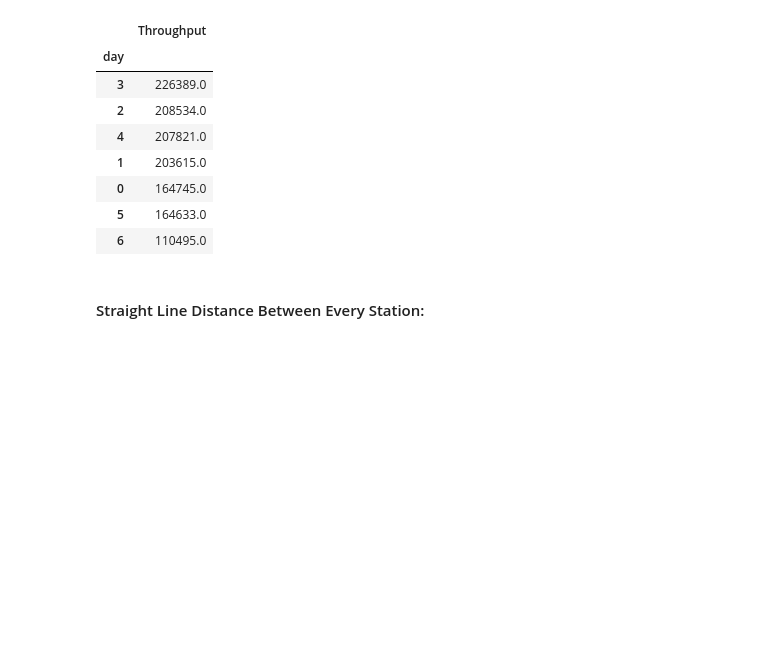
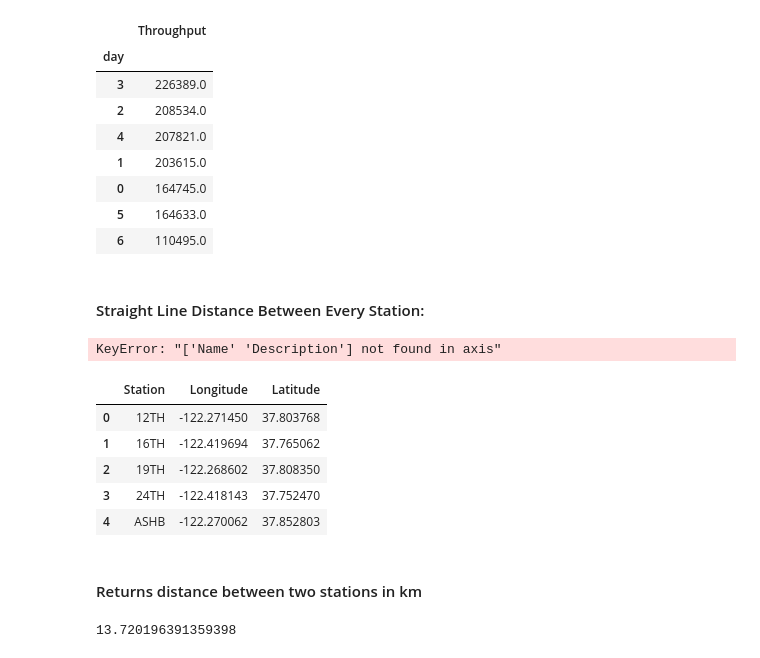
Before and after one commit to miamedra2/Bart_Kaggle-, a Jupyter notebook: BartKaggleProject.ipynb, the cells around one changed output. Saved outputs shown, nothing was run; the diff lists cells and outputs as text; code cells hidden in the pictures; blank space fills up the shorter version.

Commit message:
Commit: Wrote the find distance function to finde distance in km 	between two different stations. 	modified:   BartKaggleProject.ipynb

```diff
--- a/BartKaggleProject.ipynb
+++ b/BartKaggleProject.ipynb
@@ -438,3 +434,22 @@ df_best_throughput[(df_best_throughput['hour'] < 8) |
 | 6 | 110495.0 |
 # %% [markdown]
 #### Straight Line Distance Between Every Station:
+# %%
+df_straight_line = df_station_info
+# %%
+df_straight_line.drop(['Name', 'Description'], axis=1, inplace=True)
+# %% [output]
+KeyError: "['Name' 'Description'] not found in axis"
+# %%
+df_straight_line.rename(columns={'Abbreviation': 'Station'}, inplace=True)
+# %%
+df_straight_line.head()
+# %% [output]
+|  | Station | Longitude | Latitude |
+| 0 | 12TH | -122.271450 | 37.803768 |
+| 1 | 16TH | -122.419694 | 37.765062 |
+| 2 | 19TH | -122.268602 | 37.808350 |
+| 3 | 24TH | -122.418143 | 37.752470 |
+| 4 | ASHB | -122.270062 | 37.852803 |
+# %% [markdown]
+#### Returns distance between two stations in km
@@ -440,0 +466,4 @@ df_best_throughput[(df_best_throughput['hour'] < 8) |
+# %%
+find_distance(df_straight_line, '12TH', '16TH')
+# %% [output]
+13.720196391359398
```
Also changed, not shown: parts of 3 cells of this notebook.
